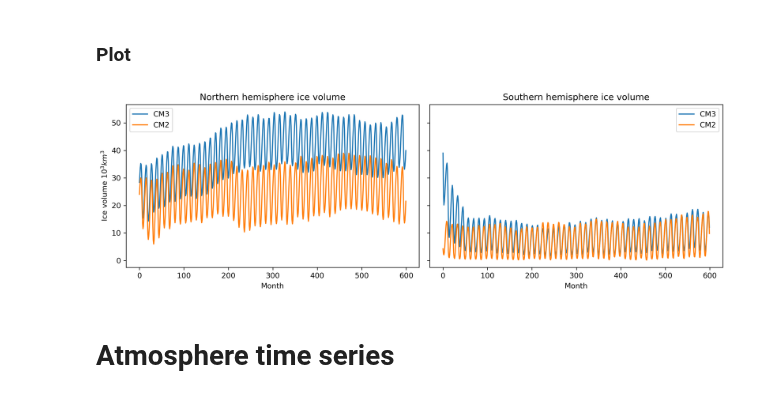
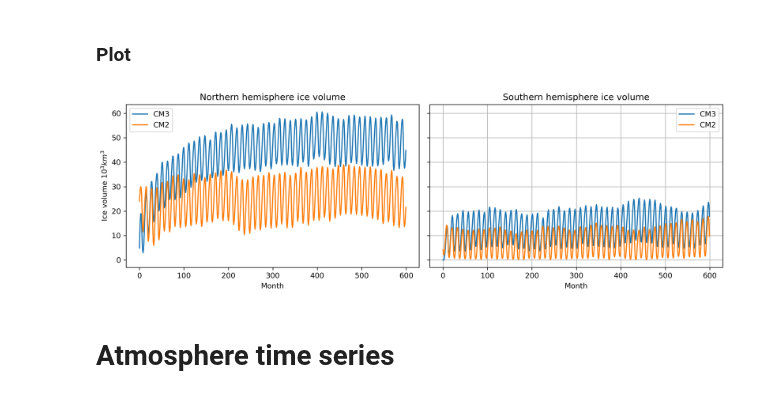
Before and after one commit to ACCESS-Community-Hub/access-cm3-paper-1, a Jupyter notebook: notebooks/polished-python/global-time-series.ipynb, the cells around one changed output. Saved outputs shown, nothing was run; the diff lists cells and outputs as text; code cells hidden in the pictures.

```diff
--- a/notebooks/polished-python/global-time-series.ipynb
+++ b/notebooks/polished-python/global-time-series.ipynb
@@ -316,4 +313,4 @@ Wall time: 4min 37s
 # %%
 %%time
-cm3_sh_ice_vol = cm3_ice_ds.vicen_m.weighted(cm3_sh_mask).sum(dim=('nc', 'nj', 'ni')).compute()
+cm3_sh_ice_vol = cm3_ice_thickness.weighted(cm3_sh_mask).sum(dim=('nj', 'ni')).compute()
 # %% [output]
@@ -322,8 +319,8 @@ Wall time: 2min 6s
 # %% [markdown]
 ### Load CM2 data
 # %%
-cm2_vice = xr.DataArray(da.concatenate([ds.vicen.data for ds in cm2_cice_ds_list]), dims=('time', 'nc', 'nj', 'ni'))
+cm2_ice_hickness = xr.DataArray(da.concatenate([ds.hi.data for ds in cm2_cice_ds_list]), dims=('time', 'nj', 'ni'))
 # %%
 %%time
-cm2_nh_ice_vol = cm2_vice.weighted(cm2_nh_mask).sum(dim=('nc', 'nj', 'ni')).compute()
+cm2_nh_ice_vol = cm2_ice_hickness.weighted(cm2_nh_mask).sum(dim=('nj', 'ni')).compute()
 # %% [output]
@@ -349,4 +329,4 @@ Wall time: 3min 45s
 # %%
 %%time
-cm2_sh_ice_vol = cm2_vice.weighted(cm2_sh_mask).sum(dim=('nc', 'nj', 'ni')).compute()
+cm2_sh_ice_vol = cm2_ice_hickness.weighted(cm2_sh_mask).sum(dim=('nj', 'ni')).compute()
 # %% [output]
@@ -356,24 +335,25 @@ Wall time: 3min 18s
 # %% [markdown]
 ### Plot
-# %%
-fig, (ax1, ax2) = plt.subplots(1, 2, figsize=(12, 4), sharey=True)
-
-ax1.plot(cm3_nh_ice_vol / 1e12, label='CM3')
-ax1.plot(cm2_nh_ice_vol / 1e12, label='CM2')
-ax2.plot(cm3_sh_ice_vol / 1e12, label='CM3')
-ax2.plot(cm2_sh_ice_vol / 1e12, label='CM2')
-
-ax1.set_title('Northern hemisphere ice volume')
-ax1.set_ylabel('Ice volume $10^3 km^3$')
-ax1.set_xlabel('Month')
-ax1.legend()
-
-ax2.set_title('Southern hemisphere ice volume')
-ax1.set_ylabel('Ice volume $10^3 km^3$')
-ax2.set_xlabel('Month')
-ax2.legend()
-plt.tight_layout()
-# %% [output]
-[figure, removed]
+# %%
+fig, (ax1, ax2) = plt.subplots(1, 2, figsize=(12, 4), sharey=True)
+
+ax1.plot(cm3_nh_ice_vol / 1e12, label='CM3')
+ax1.plot(cm2_nh_ice_vol / 1e12, label='CM2')
+ax2.plot(cm3_sh_ice_vol / 1e12, label='CM3')
+ax2.plot(cm2_sh_ice_vol / 1e12, label='CM2')
+
+ax1.set_title('Northern hemisphere ice volume')
+ax1.set_ylabel('Ice volume $10^3 km^3$')
+ax1.set_xlabel('Month')
+ax1.legend()
+
+ax2.set_title('Southern hemisphere ice volume')
+ax1.set_ylabel('Ice volume $10^3 km^3$')
+ax2.set_xlabel('Month')
+ax2.legend()
+plt.tight_layout()
+plt.grid()
+# %% [output]
+[figure, added]
 # %% [markdown]
 # Atmosphere time series
```
Also changed, not shown: parts of 35 cells of this notebook.
